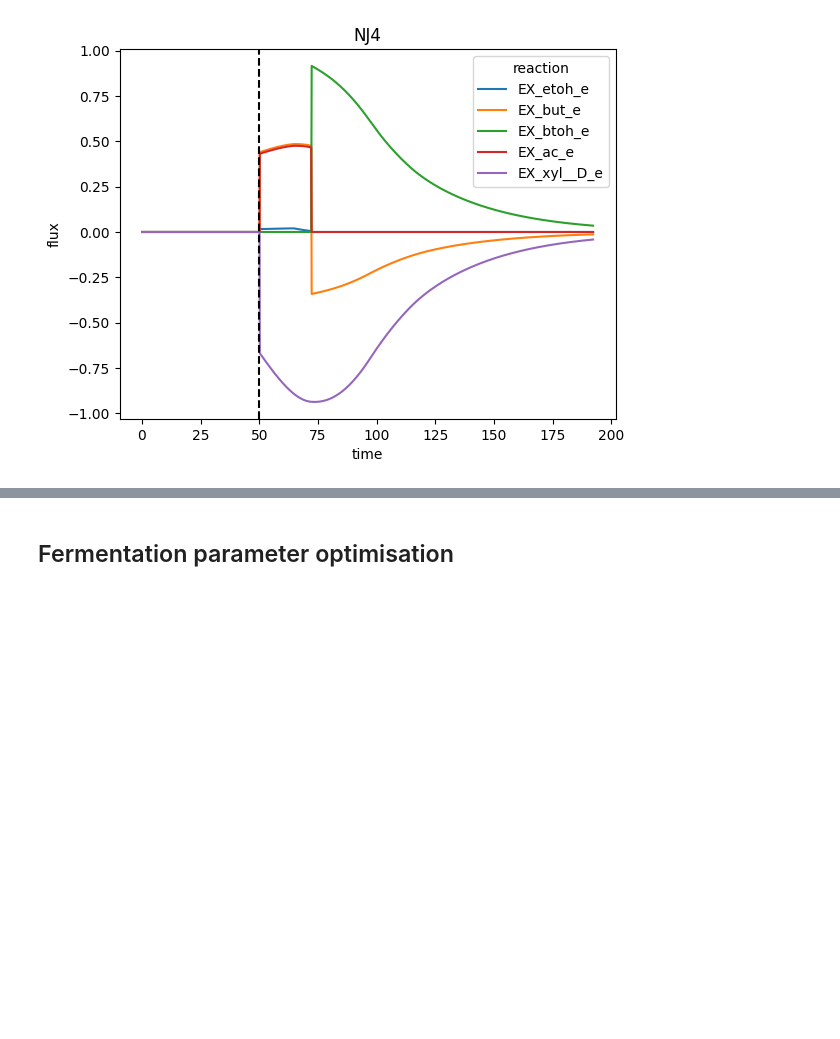
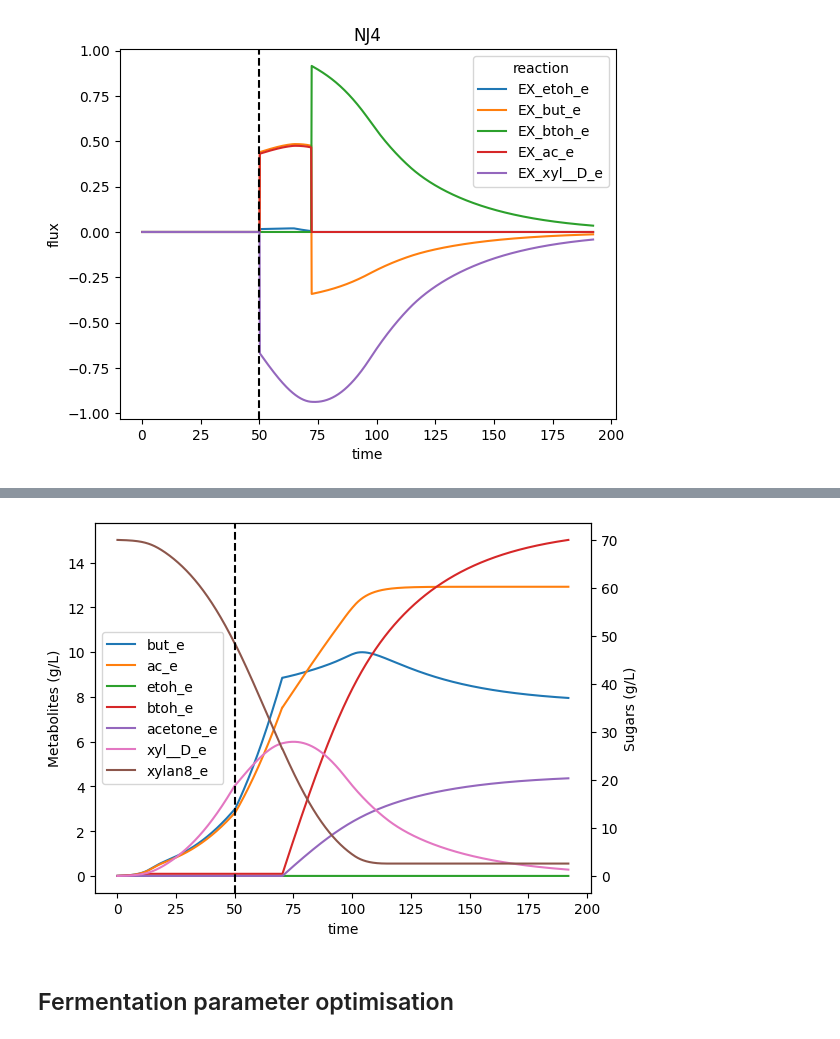
Before and after one commit to andreastallvik/BIOTBT3900, a Jupyter notebook: community_modelling/CBP_butanol/community_sim.ipynb, the cells around one changed output, grey strips where cells are left out. Drawn from its saved outputs; the diff is of its cells as text; code cells hidden in the pictures; blank space fills up the shorter version.

Commit message:
automated acido/solvento switch

```diff
--- a/community_modelling/CBP_butanol/community_sim.ipynb
+++ b/community_modelling/CBP_butanol/community_sim.ipynb
@@ -747,0 +750,5 @@ plt.show()
+# %%
+from utils import comets_functions as cf
+
+first_sim, second_sim, third_sim = cf.sequential_with_switch(m5=m5, nj4_acido=nj4_acido, nj4_solvento=nj4_solvento, init_medium=added_metabilotes,
+                                                  kinetic_params=KINETIC_PARAMS, inoc_time=INOC_TIME, find_switch_time=True)
@@ -748,3 +773,11 @@ plt.show()
+# %%
+bm, met, fluxes = cf.collapse_three_sim(first_sim, second_sim, third_sim)
+# %%
+metabolites = ["but_e",  "ac_e", "etoh_e", "btoh_e", "acetone_e", "xyl__D_e", "xylan8_e"]
+
+cf.plot_metabolites(metabolites_time_series=met, metabolites=metabolites, inoc_time=INOC_TIME, use_molar_amount=False)
+# %% [output]
+[figure, added]
 # %% [markdown]
 ## Fermentation parameter optimisation
 # %%
```
Also changed, not shown: parts of 3 cells of this notebook, 1 other file.
